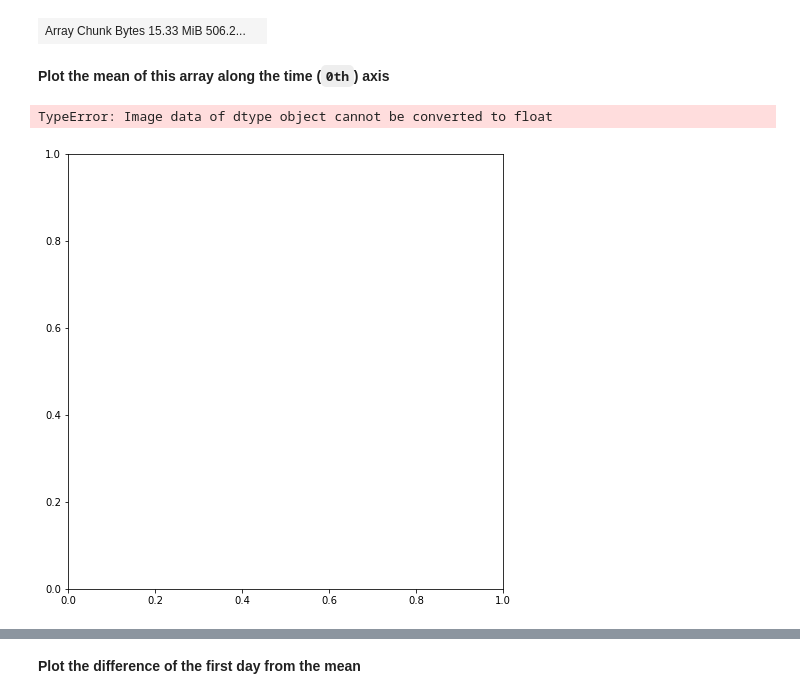
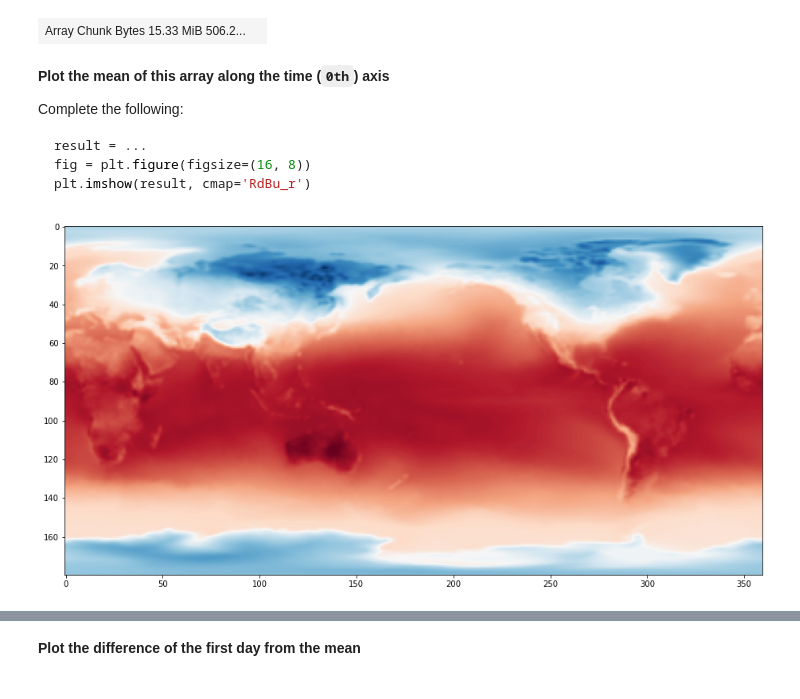
Before and after one commit to dask/dask-tutorial, a Jupyter notebook: 03_array.ipynb, the cells around one changed output, grey strips where cells are left out. Drawn from its saved outputs; the diff is of its cells as text; code cells hidden in the pictures.

````diff
--- a/03_array.ipynb
+++ b/03_array.ipynb
@@ -323,10 +328,17 @@ x
 | Array Chunk Bytes 15.33 MiB 506.2... |  |
 # %% [markdown]
 **Plot the mean of this array along the time (`0th`) axis**
+
+Complete the following:
+
+```python
+result = ...
+fig = plt.figure(figsize=(16, 8))
+plt.imshow(result, cmap='RdBu_r')
+```
 # %%
-# complete the following:
+result = x.mean(axis=0)
 fig = plt.figure(figsize=(16, 8))
-plt.imshow(..., cmap='RdBu_r')
+plt.imshow(result, cmap="RdBu_r");
 # %% [output]
-TypeError: Image data of dtype object cannot be converted to float
-[figure, old version]
+[figure, new version]
````
Also changed, not shown: parts of 17 cells of this notebook, 27 other files.
